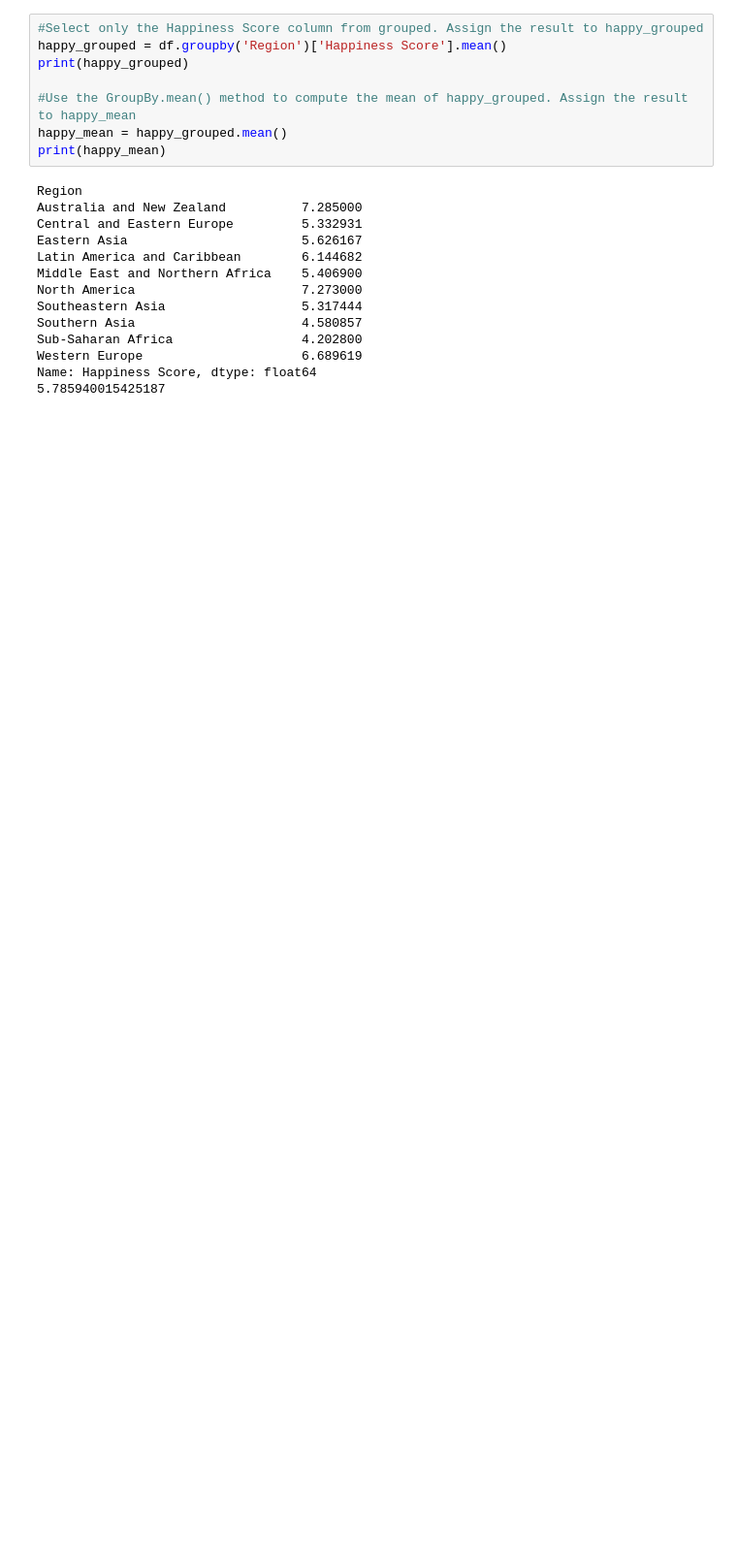
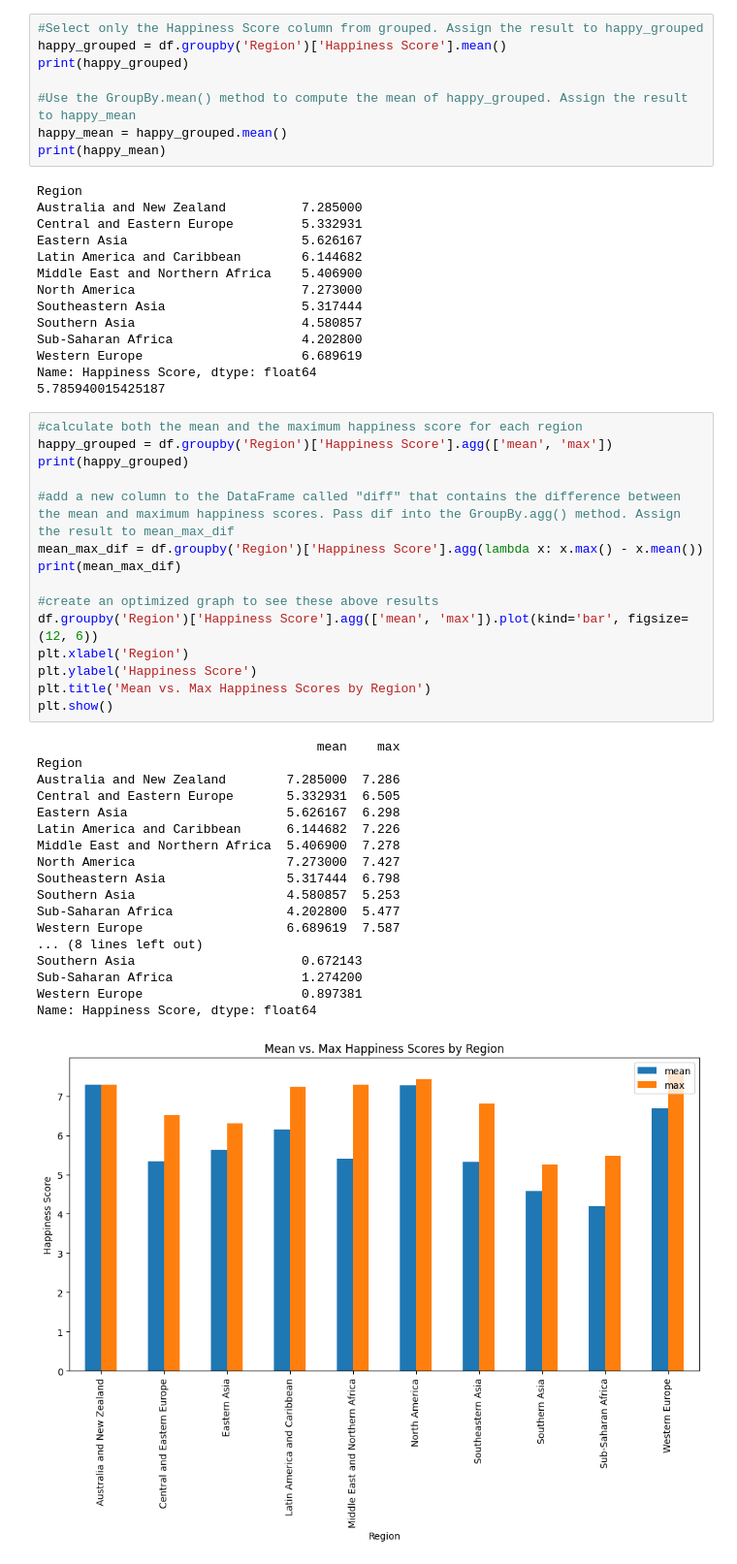
Before and after one commit to pilauria/worlds_happiness, a Jupyter notebook: notebooks/worlds_happiness.ipynb, the cells around one changed output. Shown at 97% size. Drawn from its saved outputs; the diff is of its cells as text; blank space fills up the shorter version.

```diff
--- a/notebooks/worlds_happiness.ipynb
+++ b/notebooks/worlds_happiness.ipynb
@@ -271,3 +271,37 @@ Sub-Saharan Africa                 4.202800
 Western Europe                     6.689619
 Name: Happiness Score, dtype: float64
 5.785940015425187
+# %%
+#calculate both the mean and the maximum happiness score for each region
+happy_grouped = df.groupby('Region')['Happiness Score'].agg(['mean', 'max'])
+print(happy_grouped)
+
+#add a new column to the DataFrame called "diff" that contains the difference between the mean and maximum happiness scores. Pass dif into the GroupBy.agg() method. Assign the result to mean_max_dif
+mean_max_dif = df.groupby('Region')['Happiness Score'].agg(lambda x: x.max() - x.mean())
+print(mean_max_dif)
+
+#create an optimized graph to see these above results
+df.groupby('Region')['Happiness Score'].agg(['mean', 'max']).plot(kind='bar', figsize=(12, 6))
+plt.xlabel('Region')
+plt.ylabel('Happiness Score')
+plt.title('Mean vs. Max Happiness Scores by Region')
+plt.show()
+# %% [output]
+                                     mean    max
+Region
+Australia and New Zealand        7.285000  7.286
+Central and Eastern Europe       5.332931  6.505
+Eastern Asia                     5.626167  6.298
+Latin America and Caribbean      6.144682  7.226
+Middle East and Northern Africa  5.406900  7.278
+North America                    7.273000  7.427
+Southeastern Asia                5.317444  6.798
+Southern Asia                    4.580857  5.253
+Sub-Saharan Africa               4.202800  5.477
+Western Europe                   6.689619  7.587
+... (8 lines left out)
+Southern Asia                      0.672143
+Sub-Saharan Africa                 1.274200
+Western Europe                     0.897381
+Name: Happiness Score, dtype: float64
+[figure, added]
```
Also changed, not shown: parts of 5 cells of this notebook.
